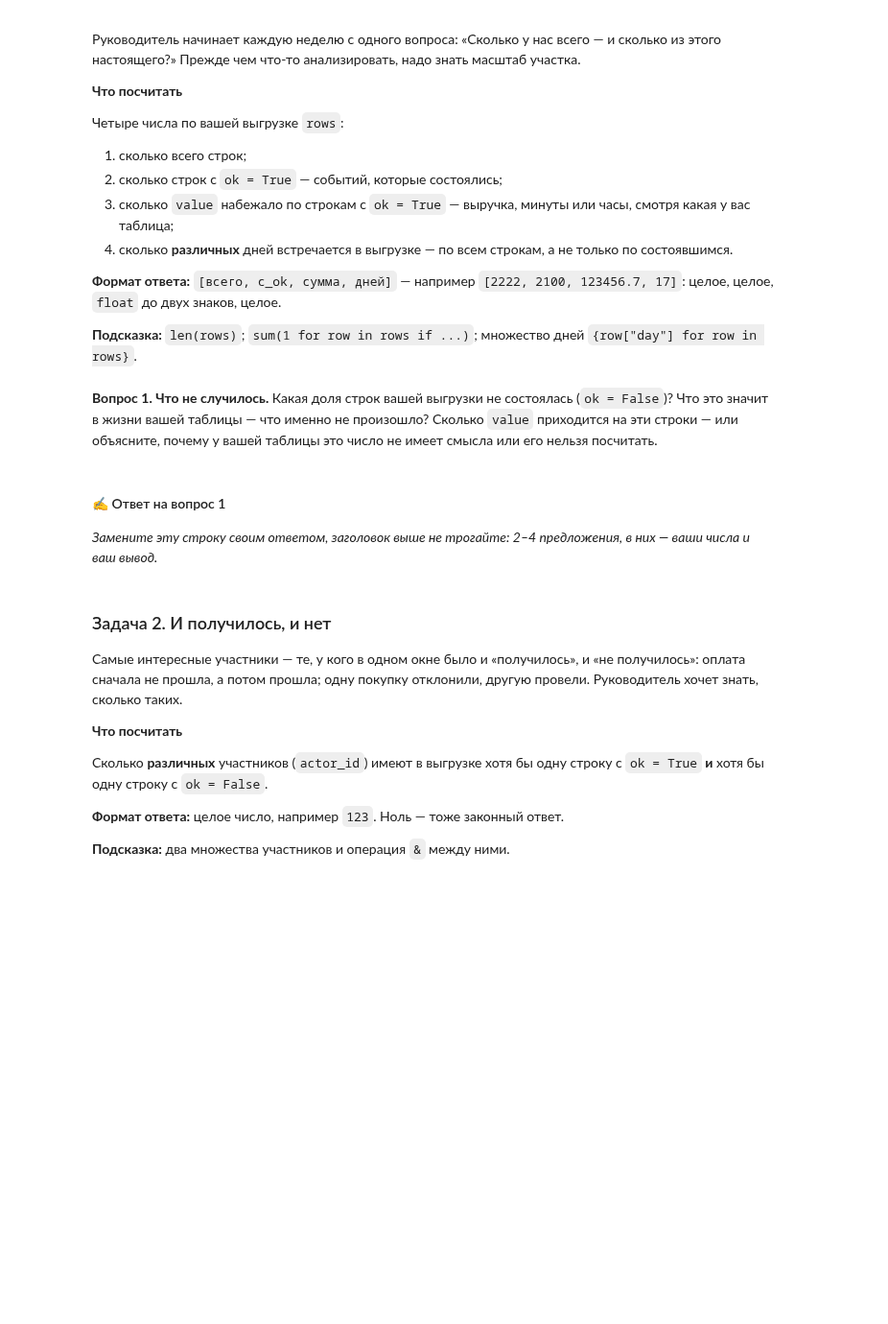
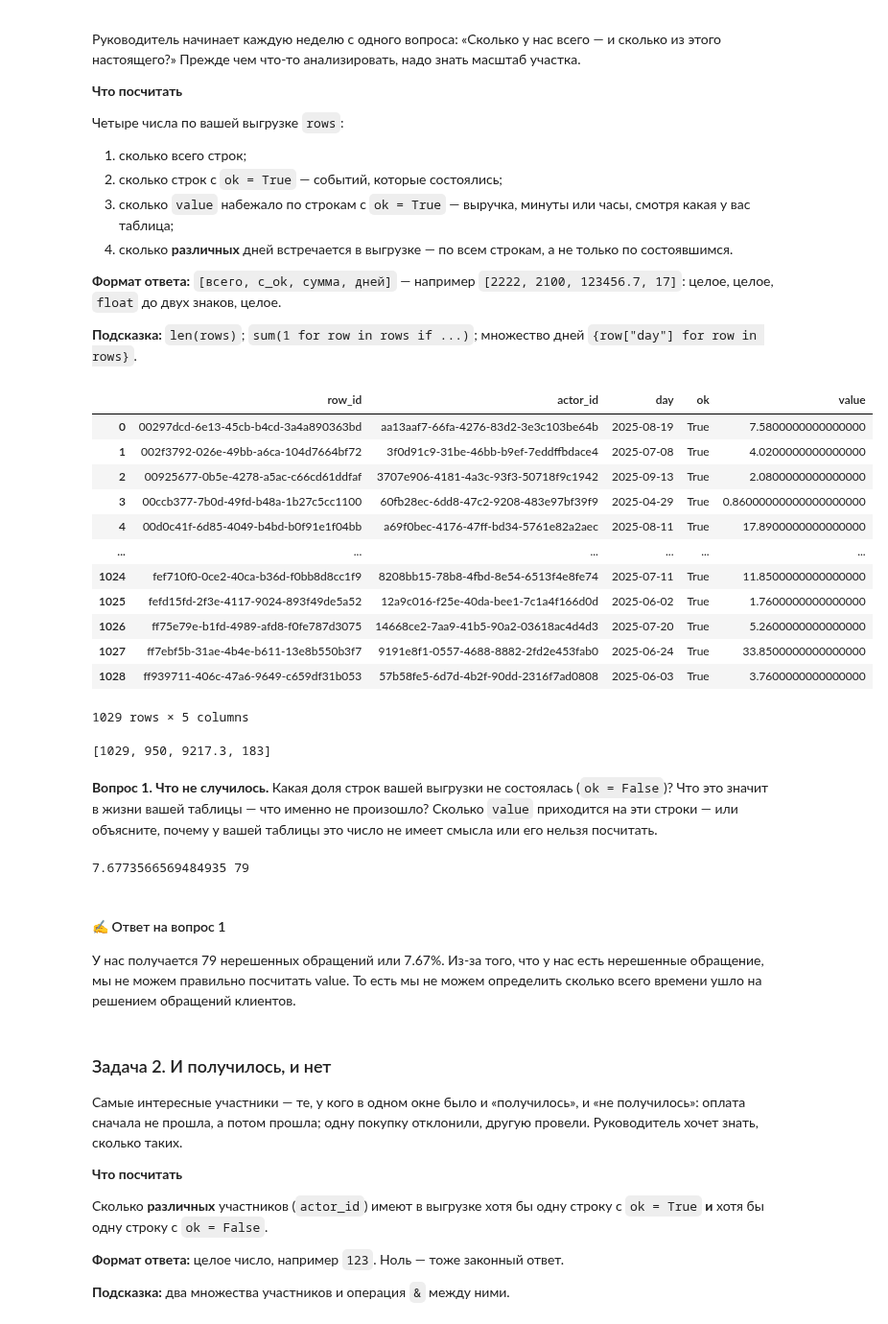
Before and after one commit to ART1X1/bpm_python_magistr, a Jupyter notebook: notebooks/hw1.ipynb, the cells around one changed output. Shown at 96% size. Saved outputs shown, nothing was run; the diff lists cells and outputs as text; code cells hidden in the pictures; blank space fills up the shorter version.

```diff
--- a/notebooks/hw1.ipynb
+++ b/notebooks/hw1.ipynb
@@ -41,11 +41,11 @@
 
 Это **единственное место**, где указан участок. При проверке преподаватель подставит сюда другой участок — и все ответы должны пересчитаться сами. Поэтому ячейку не удаляйте и не пересоздавайте, а значения больше нигде не повторяйте.
 # %%
-TABLE = None           # таблица, например "payments"
-SEGMENT_COLUMN = None  # колонка сегмента, например "payment_method"
-SEGMENT = None         # сегмент — значение в этой колонке, например "card"
-PERIOD_START = None    # первый день окна, например "2026-04-01"
-PERIOD_END = None      # последний день окна ВКЛЮЧИТЕЛЬНО, например "2026-06-30"
+TABLE = 'support_tickets'
+SEGMENT_COLUMN = 'category'
+SEGMENT = 'оплата'
+PERIOD_START = '2025-04-01'
+PERIOD_END = '2025-09-30'
 # %% [markdown]
 ### 1.2 Подключение
 
@@ -329,23 +380,54 @@ print("проверка формата готова")
 **Формат ответа:** `[всего, с_ok, сумма, дней]` — например `[2222, 2100, 123456.7, 17]`: целое, целое, `float` до двух знаков, целое.
 
 **Подсказка:** `len(rows)`; `sum(1 for row in rows if ...)`; множество дней `{row["day"] for row in rows}`.
+# %%
+import pandas as pd
+df = pd.DataFrame(rows)
+df
+# %% [output]
+|  | row_id | actor_id | day | ok | value |
+| 0 | 00297dcd-6e13-45cb-b4cd-3a4a890363bd | aa13aaf7-66fa-4276-83d2-3e3c103be64b | 2025-08-19 | True | 7.5800000000000000 |
+| 1 | 002f3792-026e-49bb-a6ca-104d7664bf72 | 3f0d91c9-31be-46bb-b9ef-7eddffbdace4 | 2025-07-08 | True | 4.0200000000000000 |
+| 2 | 00925677-0b5e-4278-a5ac-c66cd61ddfaf | 3707e906-4181-4a3c-93f3-50718f9c1942 | 2025-09-13 | True | 2.0800000000000000 |
+| 3 | 00ccb377-7b0d-49fd-b48a-1b27c5cc1100 | 60fb28ec-6dd8-47c2-9208-483e97bf39f9 | 2025-04-29 | True | 0.86000000000000000000 |
+| 4 | 00d0c41f-6d85-4049-b4bd-b0f91e1f04bb | a69f0bec-4176-47ff-bd34-5761e82a2aec | 2025-08-11 | True | 17.8900000000000000 |
+| ... | ... | ... | ... | ... | ... |
+| 1024 | fef710f0-0ce2-40ca-b36d-f0bb8d8cc1f9 | 8208bb15-78b8-4fbd-8e54-6513f4e8fe74 | 2025-07-11 | True | 11.8500000000000000 |
+| 1025 | fefd15fd-2f3e-4117-9024-893f49de5a52 | 12a9c016-f25e-40da-bee1-7c1a4f166d0d | 2025-06-02 | True | 1.7600000000000000 |
+| 1026 | ff75e79e-b1fd-4989-afd8-f0fe787d3075 | 14668ce2-7aa9-41b5-90a2-03618ac4d4d3 | 2025-07-20 | True | 5.2600000000000000 |
+| 1027 | ff7ebf5b-31ae-4b4e-b611-13e8b550b3f7 | 9191e8f1-0557-4688-8882-2fd2e453fab0 | 2025-06-24 | True | 33.8500000000000000 |
+| 1028 | ff939711-406c-47a6-9649-c659df31b053 | 57b58fe5-6d7d-4b2f-90dd-2316f7ad0808 | 2025-06-03 | True | 3.7600000000000000 |
+1029 rows × 5 columns
 # %%
-def task1(rows: list[dict]) -> list:
+def task1(df: list[dict]) -> list:
     # верните [всего, с_ok, сумма, дней]
-    ...
+    overall = len(df)
+    overall_with_ok_true = len(df[df['ok'] == True])
+    sum_value = df[(df['ok'] == True) & (df['value'] is not None)]['value'].sum()
+    dif_day = df['day'].nunique()
+    return [overall, overall_with_ok_true, float(round(sum_value, 2)), dif_day]
 
 
-answer_1 = task1(rows)
+answer_1 = task1(df)
 answer_1
+# %% [output]
+[1029, 950, 9217.3, 183]
 # %% [markdown]
 **Вопрос 1.** **Что не случилось.** Какая доля строк вашей выгрузки не состоялась (`ok = False`)? Что это значит в жизни вашей таблицы — что именно не произошло? Сколько `value` приходится на эти строки — или объясните, почему у вашей таблицы это число не имеет смысла или его нельзя посчитать.
 # %%
 # Числа для ответа на вопрос 1 считайте здесь — по rows и answer_1.
 # Ячейка тоже выполняется на контрольном участке: даты, id и сегмент руками не вписывайте.
+ok_false = len(df) - len(df[df['ok'] == True])
+ans = ok_false / len(df)
+print(ans * 100, ok_false)
+# %% [output]
+7.6773566569484935 79
 # %% [markdown]
 #### ✍️ Ответ на вопрос 1
 
-_Замените эту строку своим ответом, заголовок выше не трогайте: 2–4 предложения, в них — ваши числа и ваш вывод._
+У нас получается 79 нерешенных обращений или 7.67%.
+Из-за того, что у нас есть нерешенные обращение, мы не можем правильно посчитать value.
+То есть мы не можем определить сколько всего времени ушло на решением обращений клиентов.
 # %% [markdown]
 ### Задача 2. И получилось, и нет
 
```
Also changed, not shown: parts of 27 cells of this notebook, 2 other files.
